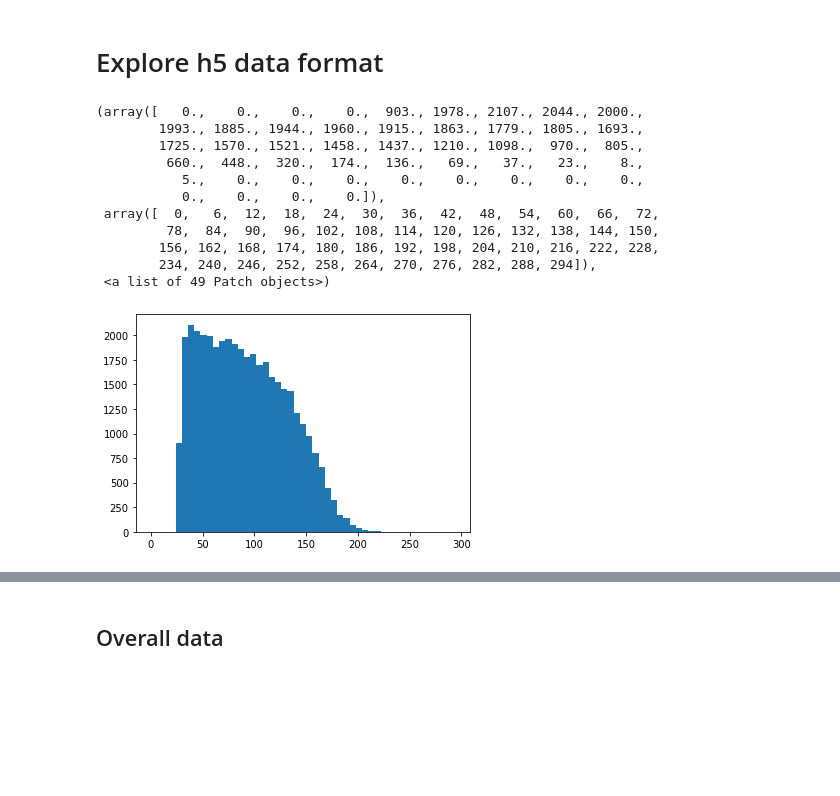
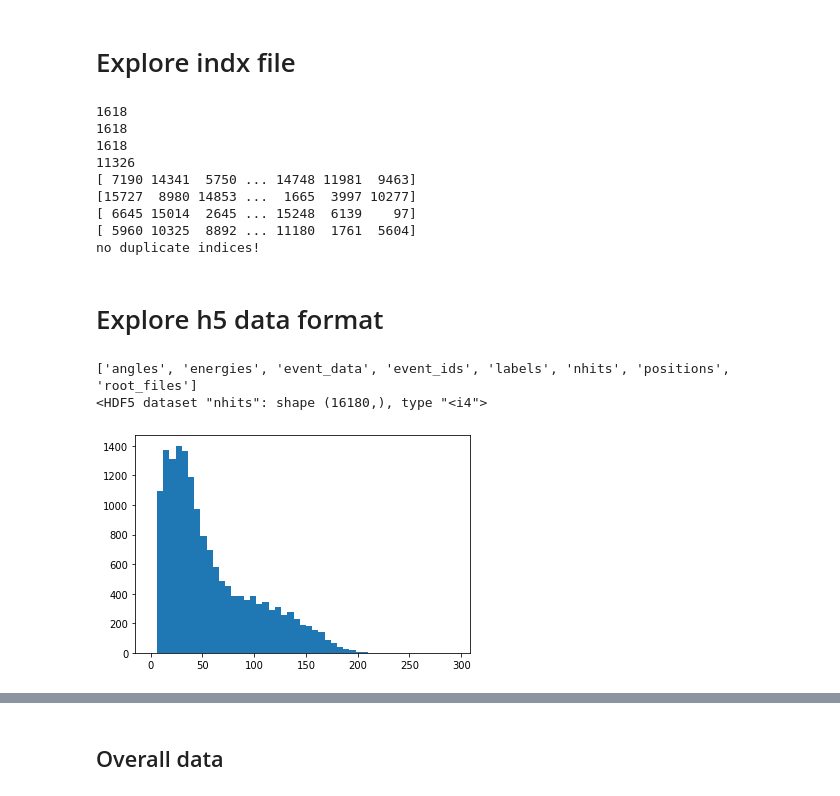
Before and after one commit to WatChMaL/NeutronGNN, a Jupyter notebook: root_utils/verify_h5.ipynb, the cells around one changed output, grey strips where cells are left out. Drawn from its saved outputs; the diff is of its cells as text; code cells hidden in the pictures; blank space fills up the shorter version.

```diff
--- a/root_utils/verify_h5.ipynb
+++ b/root_utils/verify_h5.ipynb
@@ -12,25 +9,60 @@ h5_filepath_n = "neutrons.h5"
+# %%
+h5_filepath = "/home/jwalker/data/NeutronGNN/iwcd_mpmt_shorttank_neutrongnn_trainval_10files.h5"
+idx_filepath = "/home/jwalker/data/NeutronGNN/iwcd_mpmt_shorttank_neutrongnn_trainval_idxs_10files_test.npz"
+# %% [markdown]
+# Explore indx file
+# %%
+indices_data = np.load(idx_filepath)
+indices_data.files
+print(len(indices_data['train_idxs']))
+print(len(indices_data['val_idxs']))
+print(len(indices_data['test_idxs']))
+print(len(indices_data['exc_idxs']))
+print(indices_data['train_idxs'])
+print(indices_data['val_idxs'])
+print(indices_data['test_idxs'])
+print(indices_data['exc_idxs'])
+flag = True
+for idx in indices_data['train_idxs']:
+    if idx in indices_data['val_idxs']:
+        flag = False
+        print('index in val split!')
+    elif idx in indices_data['test_idxs']:
+        flag = False
+        print('index in test split!')
+    elif idx in indices_data['exc_idxs']:
+        flag = False
+        print('index in exc split!')
+if flag:
+    print('no duplicate indices!')
+# %% [output]
+1618
+1618
+1618
+11326
+[ 7190 14341  5750 ... 14748 11981  9463]
+[15727  8980 14853 ...  1665  3997 10277]
+[ 6645 15014  2645 ... 15248  6139    97]
+[ 5960 10325  8892 ... 11180  1761  5604]
+no duplicate indices!
 # %% [markdown]
 # Explore h5 data format
 # %%
-with h5py.File(h5_filepath_e, 'r') as file:
+with h5py.File(h5_filepath, 'r') as file:
+    print(list(file.keys()))
     h5_event_data = file['event_data']
-    event_mem_data = np.memmap(h5_filepath_e, mode='r', shape=h5_event_data.shape,
+    h5_nhits = file['nhits']
+    print(h5_nhits)
+    event_mem_data = np.memmap(h5_filepath, mode='r', shape=h5_event_data.shape,
                                offset=h5_event_data.id.get_offset(),
                                dtype=h5_event_data.dtype)
-    hit = [np.count_nonzero(event_mem_data[i,:,0]) for i in range(0, event_mem_data.shape[0])]
-hit  = np.array(hit)
-plt.hist(hit, bins=np.arange(0, 300, 6))
+    non_zero = [np.count_nonzero(event_mem_data[i,:,0]) for i in range(0, event_mem_data.shape[0])]
+    non_zero  = np.array(non_zero)
+    nhits = np.array(h5_nhits)
+    #plt.hist(non_zero, bins=np.arange(0, 300, 6))
+    plt.hist(non_zero, bins=np.arange(0, 300, 6))
 # %% [output]
-(array([   0.,    0.,    0.,    0.,  903., 1978., 2107., 2044., 2000.,
-        1993., 1885., 1944., 1960., 1915., 1863., 1779., 1805., 1693.,
-        1725., 1570., 1521., 1458., 1437., 1210., 1098.,  970.,  805.,
-         660.,  448.,  320.,  174.,  136.,   69.,   37.,   23.,    8.,
-           5.,    0.,    0.,    0.,    0.,    0.,    0.,    0.,    0.,
-           0.,    0.,    0.,    0.]),
- array([  0,   6,  12,  18,  24,  30,  36,  42,  48,  54,  60,  66,  72,
-         78,  84,  90,  96, 102, 108, 114, 120, 126, 132, 138, 144, 150,
-        156, 162, 168, 174, 180, 186, 192, 198, 204, 210, 216, 222, 228,
-        234, 240, 246, 252, 258, 264, 270, 276, 282, 288, 294]),
- <a list of 49 Patch objects>)
+['angles', 'energies', 'event_data', 'event_ids', 'labels', 'nhits', 'positions', 'root_files']
+<HDF5 dataset "nhits": shape (16180,), type "<i4">
-[figure, old version]
+[figure, new version]
 # %%
```
Also changed, not shown: parts of 8 cells of this notebook.
